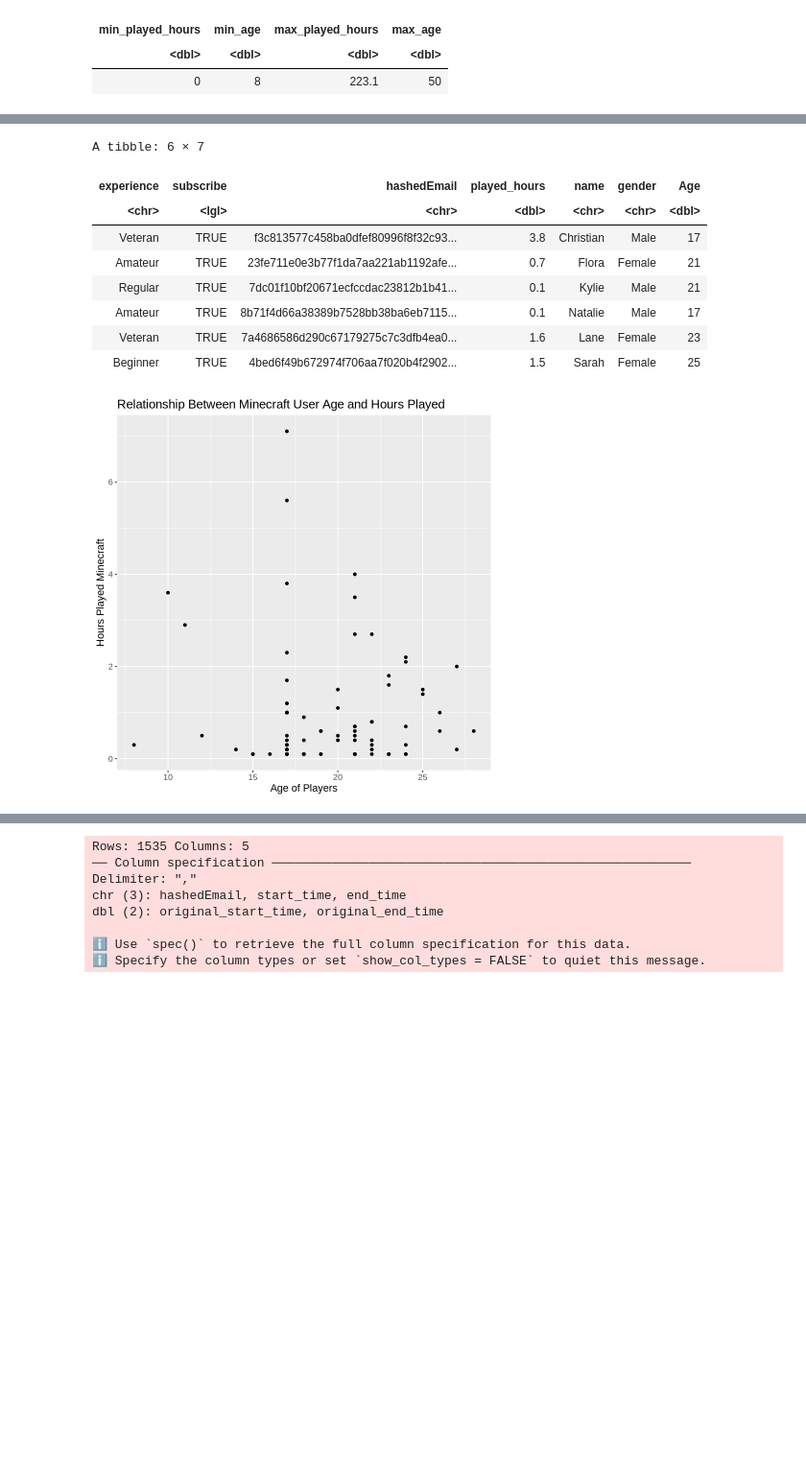
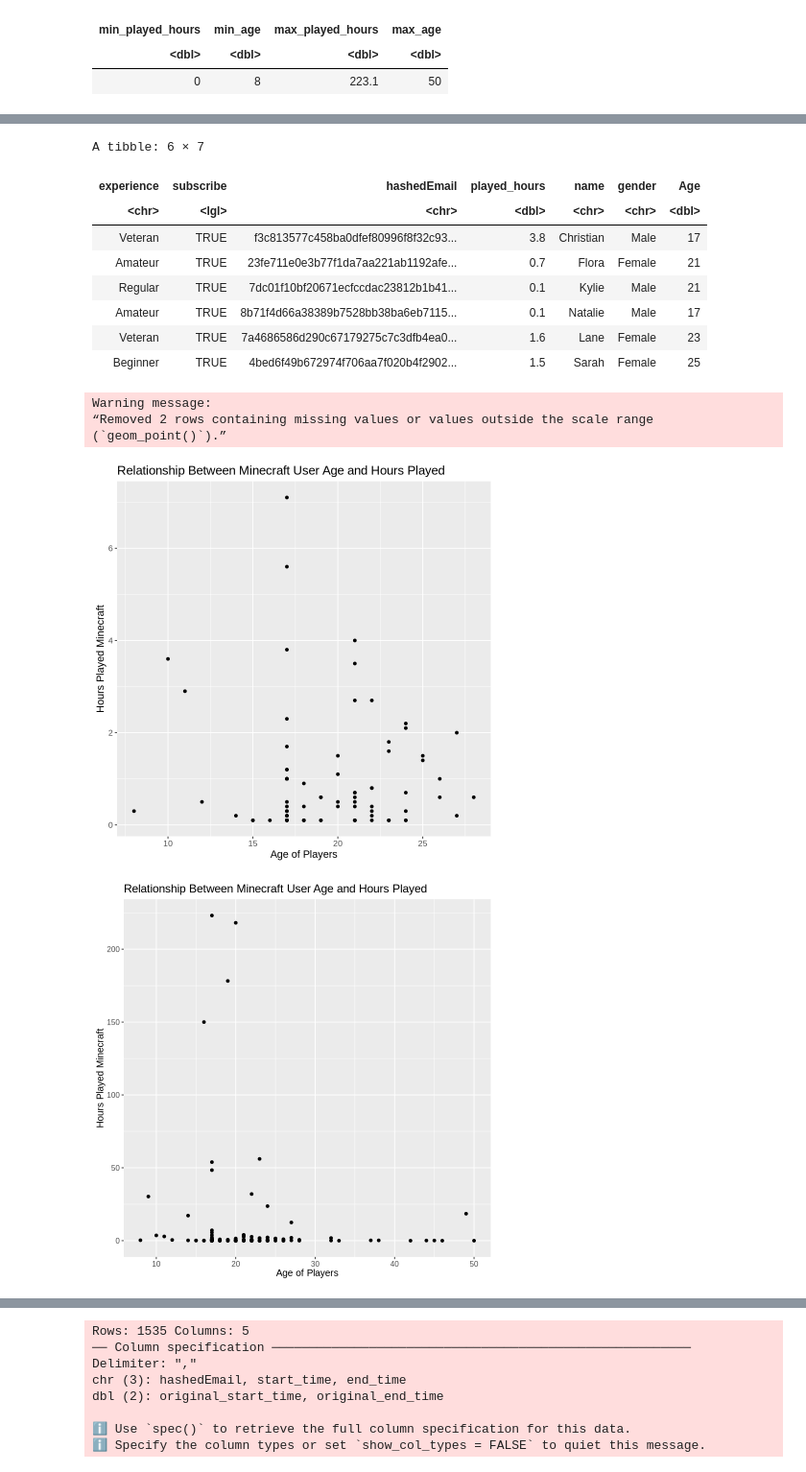
Before and after one commit to vghappy/minecraft_gameplay, a Jupyter notebook: Group Project.ipynb, the cells around one changed output, grey strips where cells are left out. Shown at 96% size. Cells and saved outputs as stored; diff of their text form; code cells hidden in the pictures; blank space fills up the shorter version.

```diff
--- a/Group Project.ipynb
+++ b/Group Project.ipynb
@@ -126,30 +129,44 @@ player_filtered<- filter(players_clean, Age<30, played_hours>0 & played_hours<10
 head(player_filtered)
 
 Minecraft_plot<- player_filtered|>
 ggplot(aes(x=Age, y=played_hours))+
 geom_point()+
 xlab("Age of Players")+
 ylab("Hours Played Minecraft")+
 theme(text=element_text(size=13))+
 ggtitle("Relationship Between Minecraft User Age and Hours Played")
 Minecraft_plot
+
+
+Minecraft_plot<- players|>
+ggplot(aes(x=Age, y=played_hours))+
+geom_point()+
+xlab("Age of Players")+
+ylab("Hours Played Minecraft")+
+theme(text=element_text(size=12))+
+ggtitle("Relationship Between Minecraft User Age and Hours Played")
+Minecraft_plot
 # %% [output]
 A tibble: 6 × 7
 | experience | subscribe | hashedEmail | played_hours | name | gender | Age |
 | <chr> | <lgl> | <chr> | <dbl> | <chr> | <chr> | <dbl> |
 | Pro | TRUE | f6daba428a5e19a3d47574858c1355049... | 30.3 | Morgan | Male | 9 |
 | Veteran | TRUE | f3c813577c458ba0dfef80996f8f32c93... | 3.8 | Christian | Male | 17 |
 | Veteran | FALSE | b674dd7ee0d24096d1c019615ce4d12b2... | 0.0 | Blake | Male | 17 |
 | Amateur | TRUE | 23fe711e0e3b77f1da7aa221ab1192afe... | 0.7 | Flora | Female | 21 |
 | Regular | TRUE | 7dc01f10bf20671ecfccdac23812b1b41... | 0.1 | Kylie | Male | 21 |
 | Amateur | TRUE | f58aad5996a435f16b0284a3b267f973f... | 0.0 | Adrian | Female | 17 |
 A tibble: 6 × 7
 | experience | subscribe | hashedEmail | played_hours | name | gender | Age |
 | <chr> | <lgl> | <chr> | <dbl> | <chr> | <chr> | <dbl> |
 | Veteran | TRUE | f3c813577c458ba0dfef80996f8f32c93... | 3.8 | Christian | Male | 17 |
 | Amateur | TRUE | 23fe711e0e3b77f1da7aa221ab1192afe... | 0.7 | Flora | Female | 21 |
 | Regular | TRUE | 7dc01f10bf20671ecfccdac23812b1b41... | 0.1 | Kylie | Male | 21 |
 | Amateur | TRUE | 8b71f4d66a38389b7528bb38ba6eb7115... | 0.1 | Natalie | Male | 17 |
 | Veteran | TRUE | 7a4686586d290c67179275c7c3dfb4ea0... | 1.6 | Lane | Female | 23 |
 | Beginner | TRUE | 4bed6f49b672974f706aa7f020b4f2902... | 1.5 | Sarah | Female | 25 |
+Warning message:
+“Removed 2 rows containing missing values or values outside the scale range
+(`geom_point()`).”
 [figure]
+[figure, added]
```
Also changed, not shown: parts of 5 cells of this notebook.
